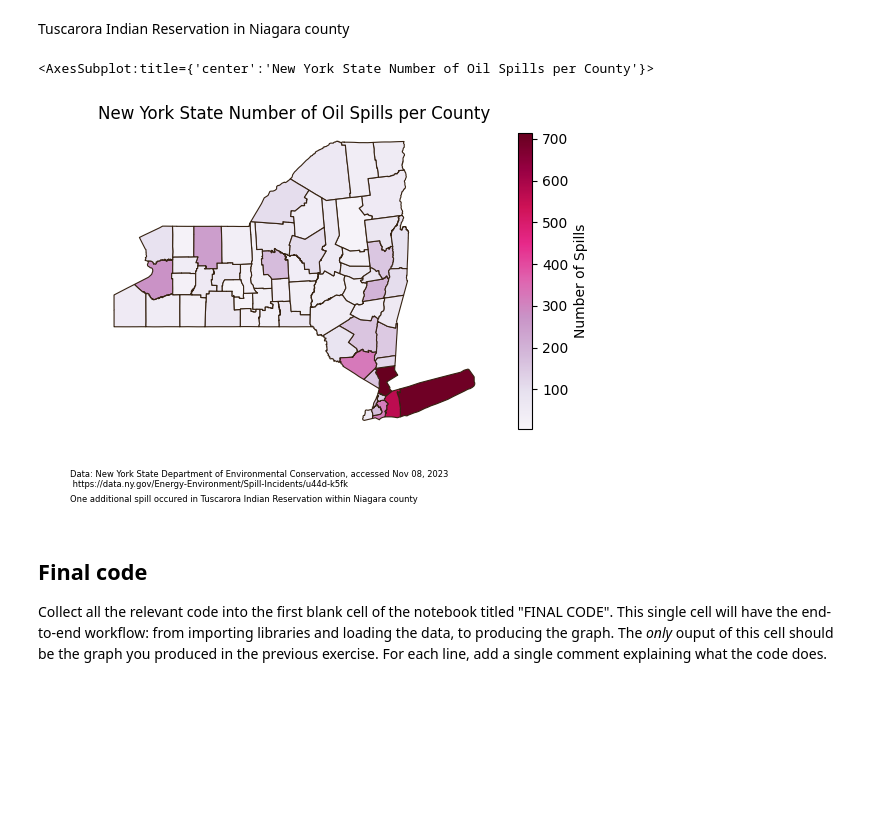
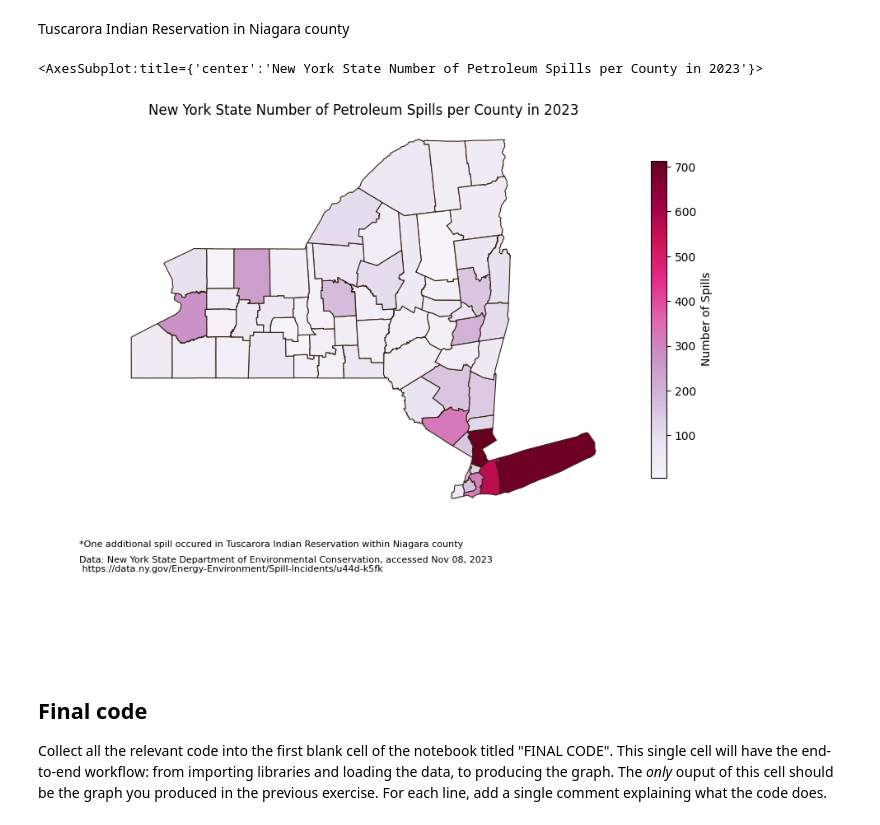
Before and after one commit to hazelvaq/eds220-hwk-3, a Jupyter notebook: hwk3-task1-spills.ipynb, the cells around one changed output. Cells and saved outputs as stored; diff of their text form; code cells hidden in the pictures; blank space fills up the shorter version.

```diff
--- a/hwk3-task1-spills.ipynb
+++ b/hwk3-task1-spills.ipynb
@@ -547,40 +639,40 @@ Your map should have (at least) the following updates:
 # %% [markdown]
 Tuscarora Indian Reservation in Niagara county
 # %%
-#
-fig, ax = plt.subplots()
+# Generate NY petroleum spills map
+fig, ax = plt.subplots(figsize = (10,10))
 
 #Remove the axis box around the map
 ax.axis('off')
 
 # annotate the data source of New York State Department of Environmental Conservation spills
 ax.annotate("Data: New York State Department of Environmental Conservation, accessed Nov 08, 2023 \n https://data.ny.gov/Energy-Environment/Spill-Incidents/u44d-k5fk",
-            xy=(0.05, .06), # position
+            xy=(0.05, .1), # position
             xycoords='figure fraction',
-            fontsize=6,
+            fontsize=8,
             color='#000000')
 
 # Annotate the additional spill that occured in Tuscarora Indian Reservation within Niagara county
-ax.annotate("One additional spill occured in Tuscarora Indian Reservation within Niagara county",
-           xy=(0.05,0.03),
+ax.annotate("*One additional spill occured in Tuscarora Indian Reservation within Niagara county",
+           xy=(0.05,0.13),
            xycoords='figure fraction',
-           fontsize=6,
+           fontsize=8,
            color='#000000')
 
 #Update the title
-ax.set_title('New York State Number of Oil Spills per County')
+ax.set_title('New York State Number of Petroleum Spills per County in 2023')
 ny_counties.plot(ax=ax,
                 column = 'n_spills',
                 edgecolor = '#362312',
                 linewidth = 0.8,
                 cmap = 'PuRd',
                 legend = True,
-                 legend_kwds={"shrink":.8,
+                 legend_kwds={"shrink":.5,
                               'label': "Number of Spills"}
                        )
 # %% [output]
-<AxesSubplot:title={'center':'New York State Number of Oil Spills per County'}>
+<AxesSubplot:title={'center':'New York State Number of Petroleum Spills per County in 2023'}>
-[figure, old version]
+[figure, new version]
 # %% [markdown]
 ## Final code
 
```
Also changed, not shown: parts of 2 cells of this notebook.
